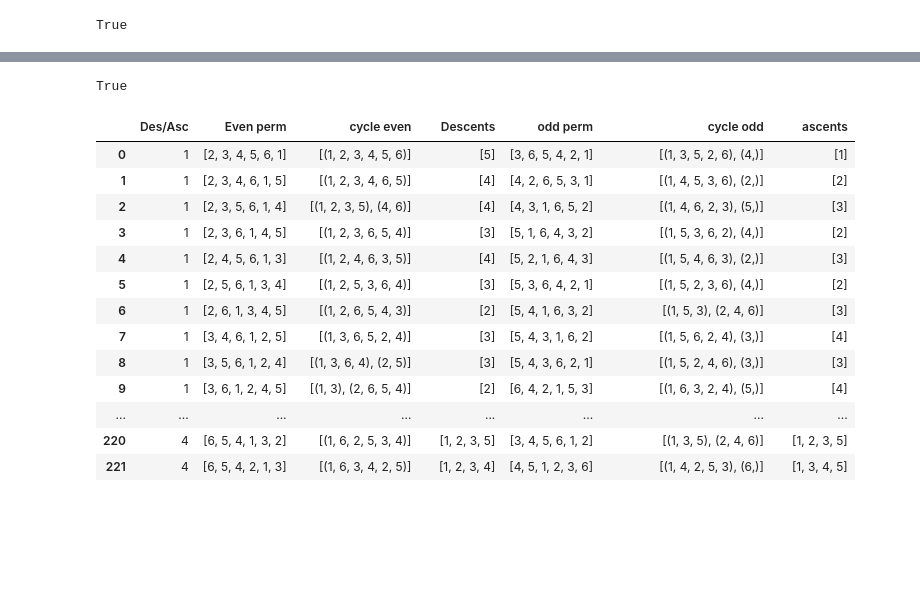
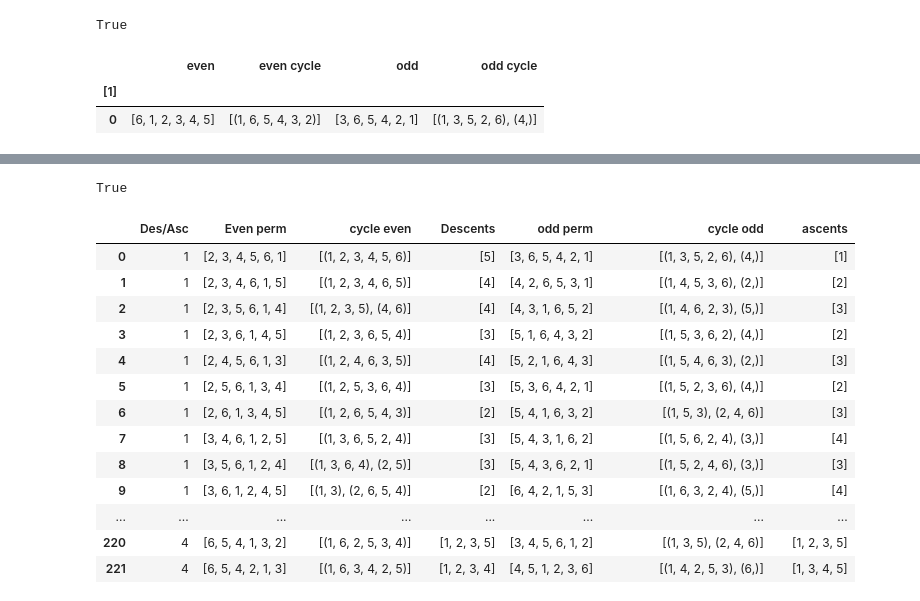
Before and after one commit to gyp2438/permutations, a Jupyter notebook: DesAsc.ipynb, the cells around one changed output, grey strips where cells are left out. Cells and saved outputs as stored; diff of their text form; code cells hidden in the pictures; blank space fills up the shorter version.

```diff
--- a/DesAsc.ipynb
+++ b/DesAsc.ipynb
@@ -31,0 +81,8 @@ Asc_dist = sorted([val[1] for val in Asc_odd.values()])
+# %%
+#want = set of descent
+want = [1]
+Dfs[unique_lists.index(want)]
+# %% [output]
+|  | even | even cycle | odd | odd cycle |
+| [1] |  |  |  |  |
+| 0 | [6, 1, 2, 3, 4, 5] | [(1, 6, 5, 4, 3, 2)] | [3, 6, 5, 4, 2, 1] | [(1, 3, 5, 2, 6), (4,)] |
```
Also changed, not shown: parts of 22 cells of this notebook, 1 other file.
